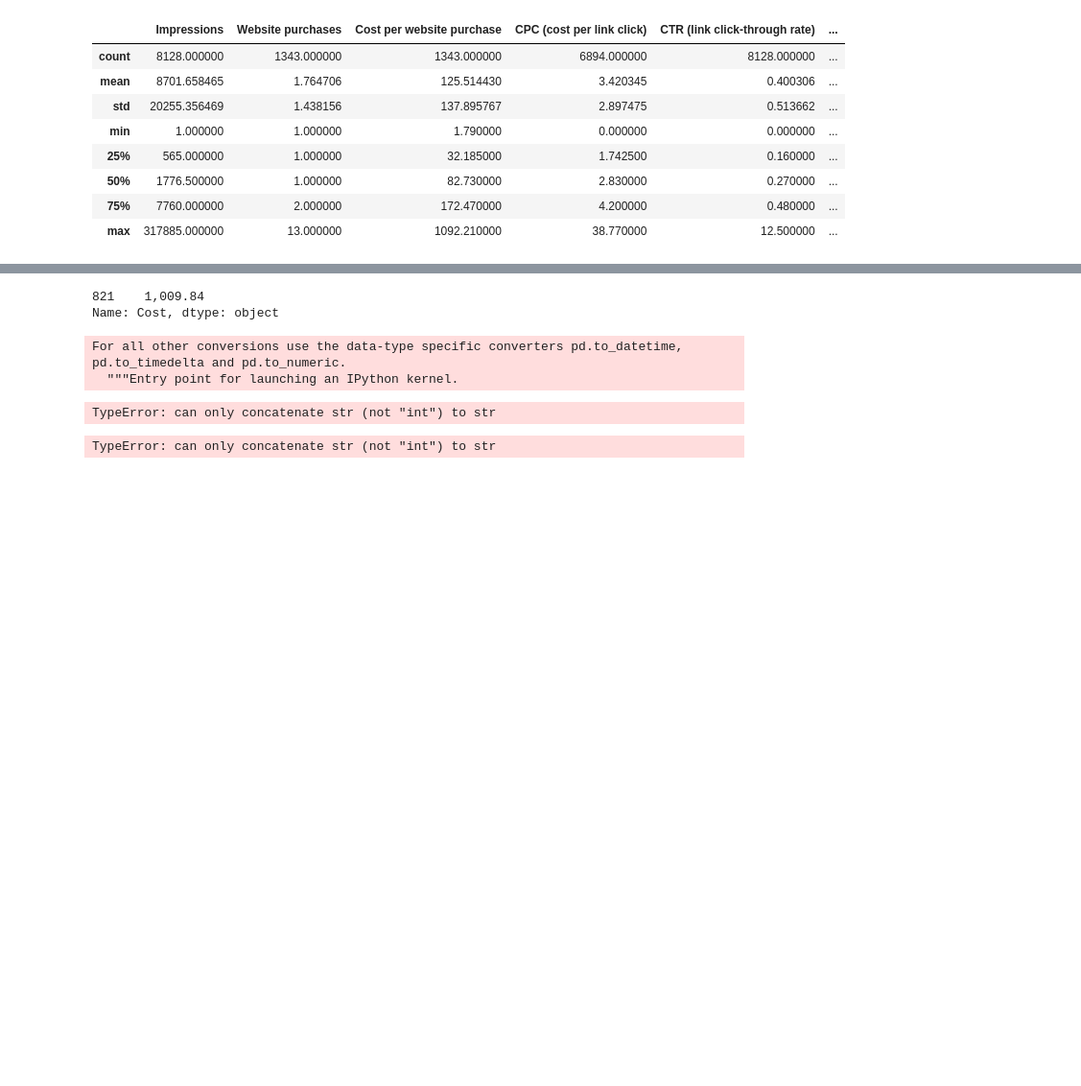
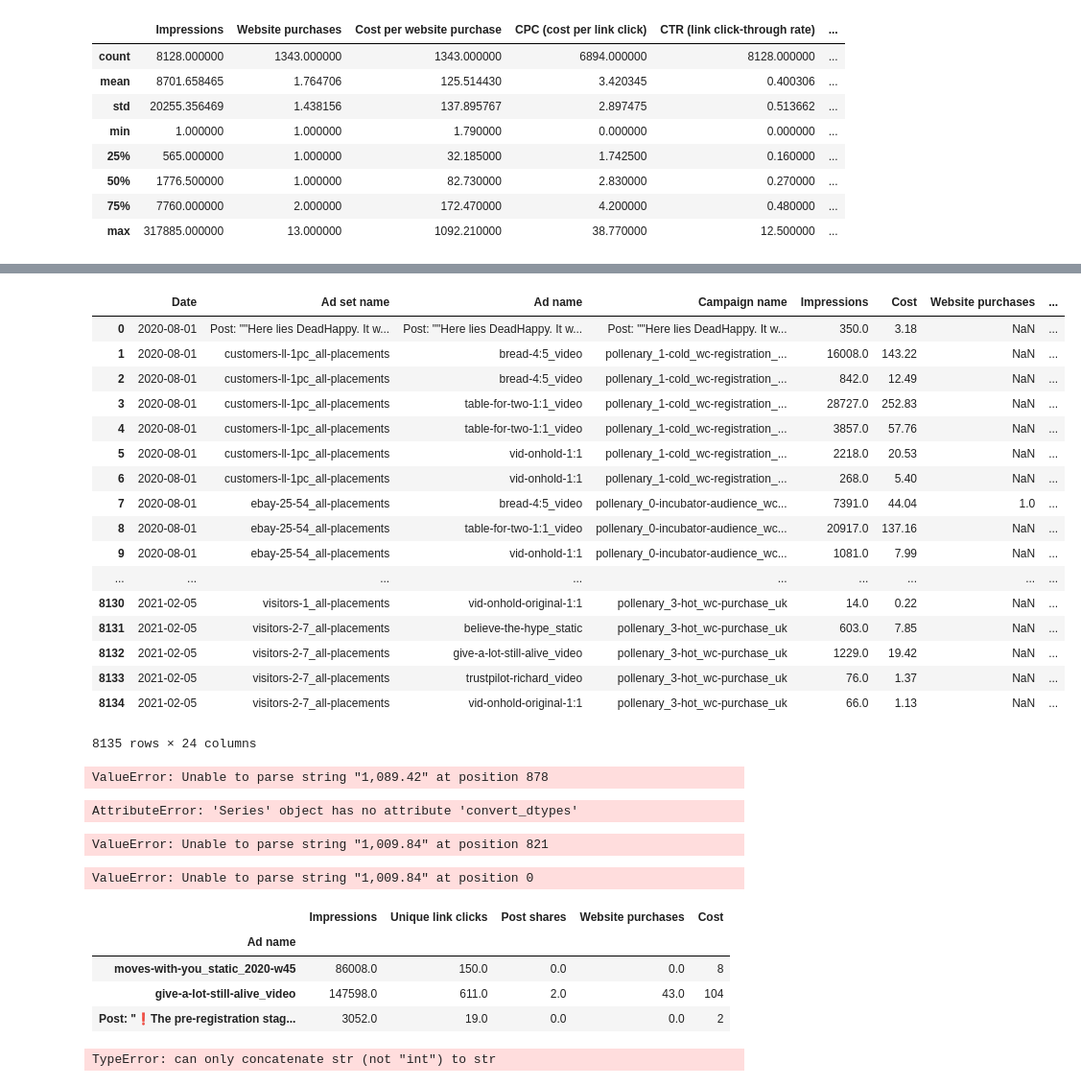
Before and after one commit to Lucas-LDN/Data_Curious_, a Jupyter notebook: First Project/Second analysis | New Data.ipynb, the cells around one changed output, grey strips where cells are left out. Shown at 96% size. Saved outputs shown, nothing was run; the diff lists cells and outputs as text; code cells hidden in the pictures; blank space fills up the shorter version.

Commit message:
worked on string data

```diff
--- a/First Project/Second analysis | New Data.ipynb
+++ b/First Project/Second analysis | New Data.ipynb
@@ -119,4 +140,4 @@ str
 # %%
 for row in data:
-    data["Cost"] = data["Cost"].astype(float).str.replace(",", "")
+    data["Cost"] = data["Cost"].astype(int).str.replace(",", "")
 # %% [output]
@@ -123,0 +155,4 @@ ValueError: could not convert string to float: '1,009.84'
+# %%
+data["Cost"] = data["Cost"].replace(',', '')
+print(type(data.Cost.head()))
+data.Cost.head()
@@ -134,9 +193,31 @@ cell
+# %%
+data["Cost"] = data.Cost.replace("1,009.84", "1009.84")
+data
+# %% [output]
+|  | Date | Ad set name | Ad name | Campaign name | Impressions | Cost | Website purchases | ... |
+| 0 | 2020-08-01 | Post: ""Here lies DeadHappy. It w... | Post: ""Here lies DeadHappy. It w... | Post: ""Here lies DeadHappy. It w... | 350.0 | 3.18 | NaN | ... |
+| 1 | 2020-08-01 | customers-ll-1pc_all-placements | bread-4:5_video | pollenary_1-cold_wc-registration_... | 16008.0 | 143.22 | NaN | ... |
+| 2 | 2020-08-01 | customers-ll-1pc_all-placements | bread-4:5_video | pollenary_1-cold_wc-registration_... | 842.0 | 12.49 | NaN | ... |
+| 3 | 2020-08-01 | customers-ll-1pc_all-placements | table-for-two-1:1_video | pollenary_1-cold_wc-registration_... | 28727.0 | 252.83 | NaN | ... |
+| 4 | 2020-08-01 | customers-ll-1pc_all-placements | table-for-two-1:1_video | pollenary_1-cold_wc-registration_... | 3857.0 | 57.76 | NaN | ... |
+| 5 | 2020-08-01 | customers-ll-1pc_all-placements | vid-onhold-1:1 | pollenary_1-cold_wc-registration_... | 2218.0 | 20.53 | NaN | ... |
+| 6 | 2020-08-01 | customers-ll-1pc_all-placements | vid-onhold-1:1 | pollenary_1-cold_wc-registration_... | 268.0 | 5.40 | NaN | ... |
+| 7 | 2020-08-01 | ebay-25-54_all-placements | bread-4:5_video | pollenary_0-incubator-audience_wc... | 7391.0 | 44.04 | 1.0 | ... |
+| 8 | 2020-08-01 | ebay-25-54_all-placements | table-for-two-1:1_video | pollenary_0-incubator-audience_wc... | 20917.0 | 137.16 | NaN | ... |
+| 9 | 2020-08-01 | ebay-25-54_all-placements | vid-onhold-1:1 | pollenary_0-incubator-audience_wc... | 1081.0 | 7.99 | NaN | ... |
+| ... | ... | ... | ... | ... | ... | ... | ... | ... |
+| 8130 | 2021-02-05 | visitors-1_all-placements | vid-onhold-original-1:1 | pollenary_3-hot_wc-purchase_uk | 14.0 | 0.22 | NaN | ... |
+| 8131 | 2021-02-05 | visitors-2-7_all-placements | believe-the-hype_static | pollenary_3-hot_wc-purchase_uk | 603.0 | 7.85 | NaN | ... |
+| 8132 | 2021-02-05 | visitors-2-7_all-placements | give-a-lot-still-alive_video | pollenary_3-hot_wc-purchase_uk | 1229.0 | 19.42 | NaN | ... |
+| 8133 | 2021-02-05 | visitors-2-7_all-placements | trustpilot-richard_video | pollenary_3-hot_wc-purchase_uk | 76.0 | 1.37 | NaN | ... |
+| 8134 | 2021-02-05 | visitors-2-7_all-placements | vid-onhold-original-1:1 | pollenary_3-hot_wc-purchase_uk | 66.0 | 1.13 | NaN | ... |
+8135 rows × 24 columns
+# %%
+data["Cost"] = pd.to_numeric(data.Cost)
+# %% [output]
+ValueError: Unable to parse string "1,089.42" at position 878
 # %%
-cell.Cost.convert_objects(convert_numeric = True)
-
-print(cell.Cost)
+#cell.Cost.convert_objects(convert_numeric = True)
+#print(cell.Cost)
 # %% [output]
-821    1,009.84
-Name: Cost, dtype: object
+AttributeError: 'Series' object has no attribute 'convert_dtypes'
-For all other conversions use the data-type specific converters pd.to_datetime, pd.to_timedelta and pd.to_numeric.
-  """Entry point for launching an IPython kernel.
@@ -147,15 +224,29 @@ For all other conversions use the data-type specific converters pd.to_datetime,
+# %%
+pd.to_numeric(data.Cost, downcast = "float")
+
+#pd.to_numeric(cell.Cost, errors = 'coerce')
+# %% [output]
+ValueError: Unable to parse string "1,009.84" at position 821
+# %%
+pd.to_numeric(cell.Cost)
+# %% [output]
+ValueError: Unable to parse string "1,009.84" at position 0
 # %%
 data_ad = data.groupby(["Ad name"])                                           \
               .agg({"Impressions" :  "sum",
                     "Unique link clicks" : "sum",
                     "Post shares" : "sum",
                     "Website purchases" : "sum",
-                    "Cost" : "sum"})                                          \
+                    "Cost" : "count"})                                          \
               .rename(columns = {"Impressions_2" : "Duration"})
 
 data_ad.sample(3)
 # %% [output]
-TypeError: can only concatenate str (not "int") to str
+|  | Impressions | Unique link clicks | Post shares | Website purchases | Cost |
+| Ad name |  |  |  |  |  |
+| moves-with-you_static_2020-w45 | 86008.0 | 150.0 | 0.0 | 0.0 | 8 |
+| give-a-lot-still-alive_video | 147598.0 | 611.0 | 2.0 | 43.0 | 104 |
+| Post: "❗The pre-registration stag... | 3052.0 | 19.0 | 0.0 | 0.0 | 2 |
 # %%
 data_ad = data.groupby(["Ad name"])                                           \
               .agg({"Impressions" : "sum",
```
Also changed, not shown: parts of 11 cells of this notebook.
